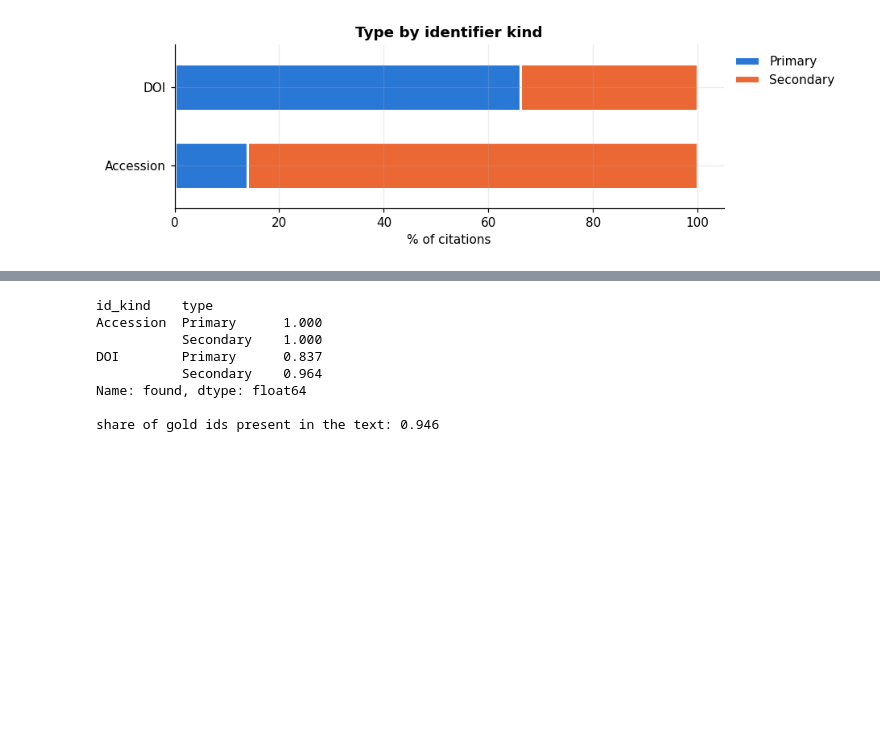
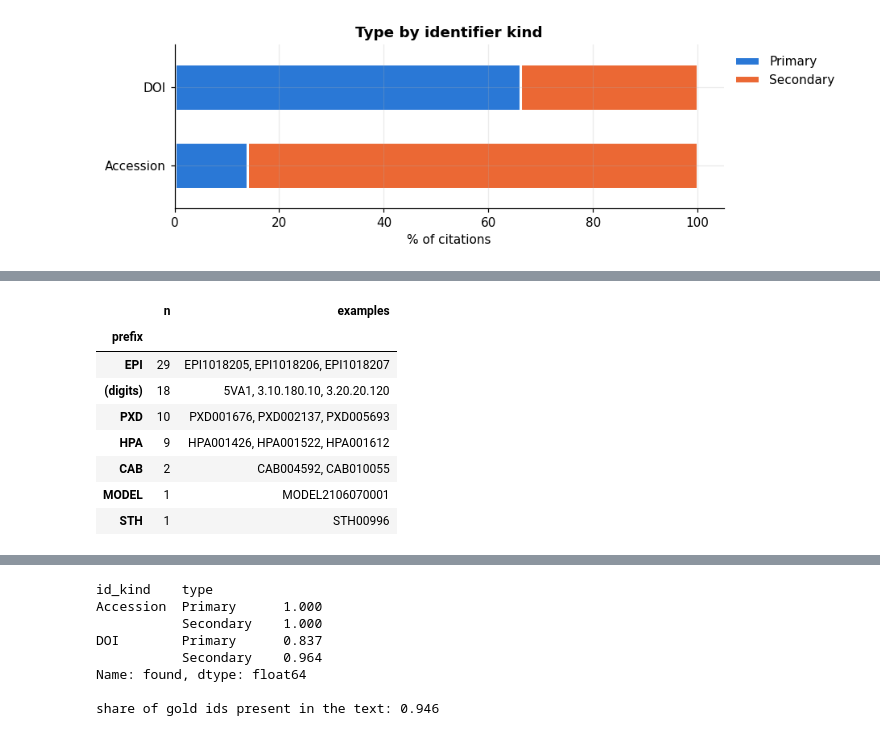
Before and after one commit to ummugulsumciftci/GROUP30_CENG313, a Jupyter notebook: assignment1_eda_baseline.ipynb, the cells around one changed output, grey strips where cells are left out. Drawn from its saved outputs; the diff is of its cells as text; code cells hidden in the pictures; blank space fills up the shorter version.

```diff
--- a/assignment1_eda_baseline.ipynb
+++ b/assignment1_eda_baseline.ipynb
@@ -205,3 +243,18 @@ accessions not matched by our regexes: 86
+# %%
+other = acc[acc.family == "Other"].copy()
+other["prefix"] = other.dataset_id.str.extract(r"^([A-Za-z_]+)")[0].fillna("(digits)")
+other.groupby("prefix")["dataset_id"].agg(n="size", examples=lambda s: ", ".join(s.head(3)))\
+     .sort_values("n", ascending=False)
+# %% [output]
+|  | n | examples |
+| prefix |  |  |
+| EPI | 29 | EPI1018205, EPI1018206, EPI1018207 |
+| (digits) | 18 | 5VA1, 3.10.180.10, 3.20.20.120 |
+| PXD | 10 | PXD001676, PXD002137, PXD005693 |
+| HPA | 9 | HPA001426, HPA001522, HPA001612 |
+| CAB | 2 | CAB004592, CAB010055 |
+| MODEL | 1 | MODEL2106070001 |
+| STH | 1 | STH00996 |
 # %%
 t0 = time.time()
 train_texts = load_texts(train_art, source="both", cache_path="/content/train_texts.json")
```
Also changed, not shown: parts of 12 cells of this notebook.
